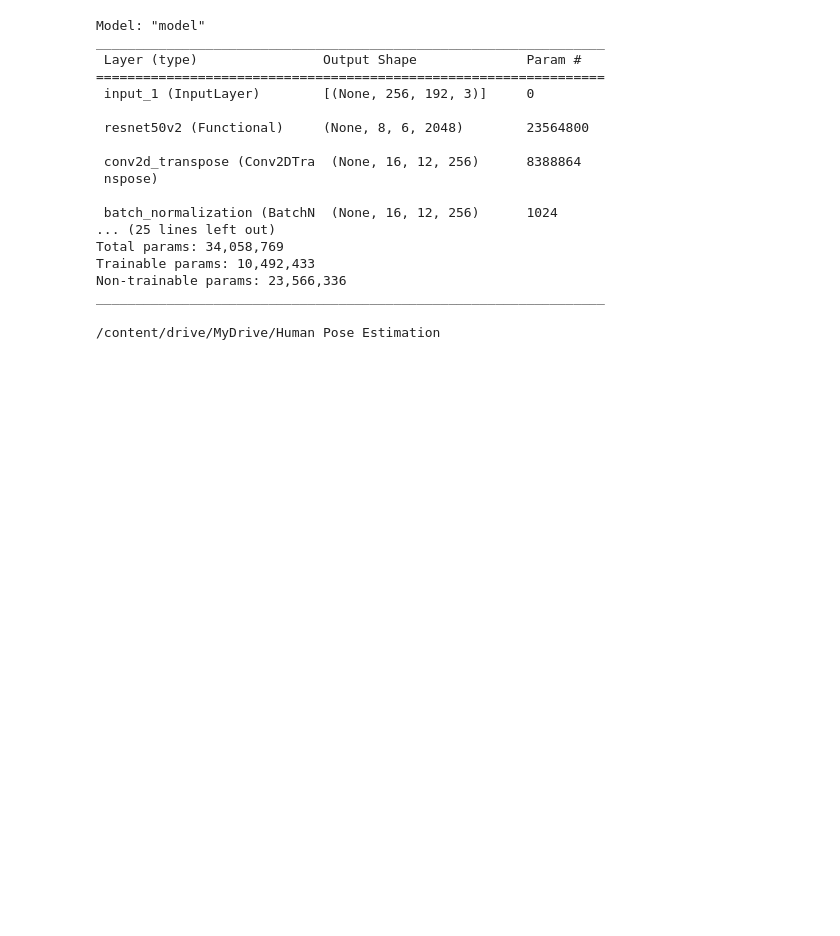
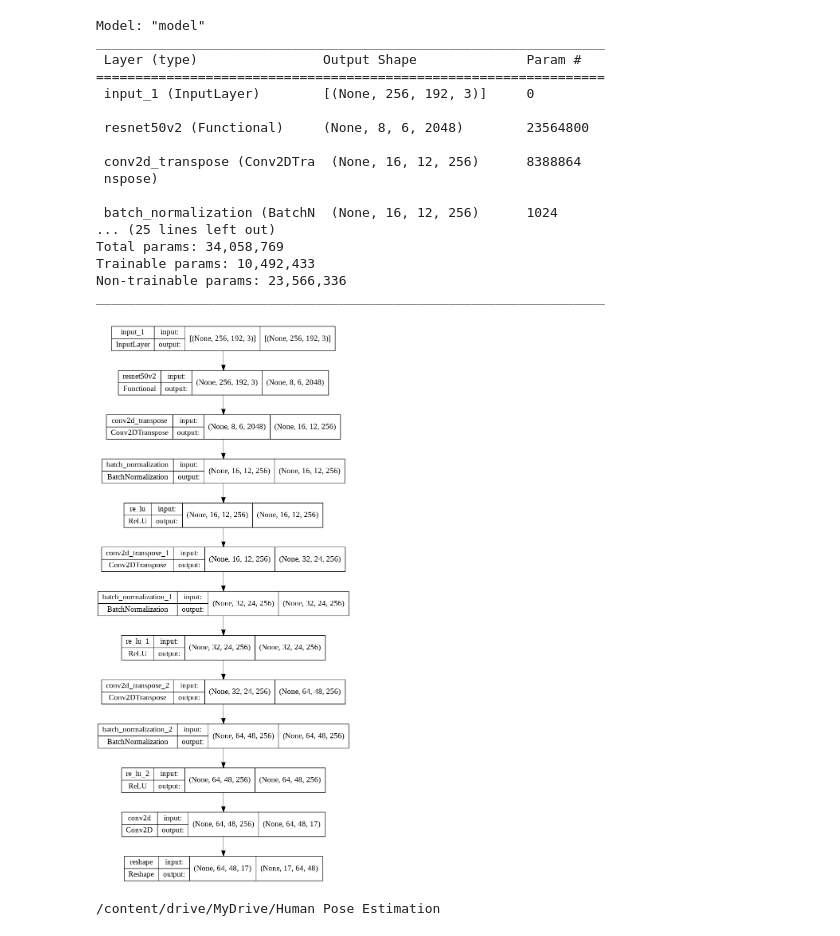
Before and after one commit to dikshank/Human-Pose-Estimation, a Jupyter notebook: Human_Pose_Estimation(Dikshank).ipynb, the cells around one changed output. Saved outputs shown, nothing was run; the diff lists cells and outputs as text; code cells hidden in the pictures; blank space fills up the shorter version.

```diff
--- a/Human_Pose_Estimation(Dikshank).ipynb
+++ b/Human_Pose_Estimation(Dikshank).ipynb
@@ -531,6 +431,10 @@ Total params: 34,058,769
 Trainable params: 10,492,433
 Non-trainable params: 23,566,336
 _________________________________________________________________
+# %%
+tf.keras.utils.plot_model(model=pretrained_pose_resnet,show_shapes=True)
+# %% [output]
+[figure, added]
 # %%
 cd /content/drive/MyDrive/'Human Pose Estimation'
 # %% [output]
```
Also changed, not shown: parts of 66 cells of this notebook.
